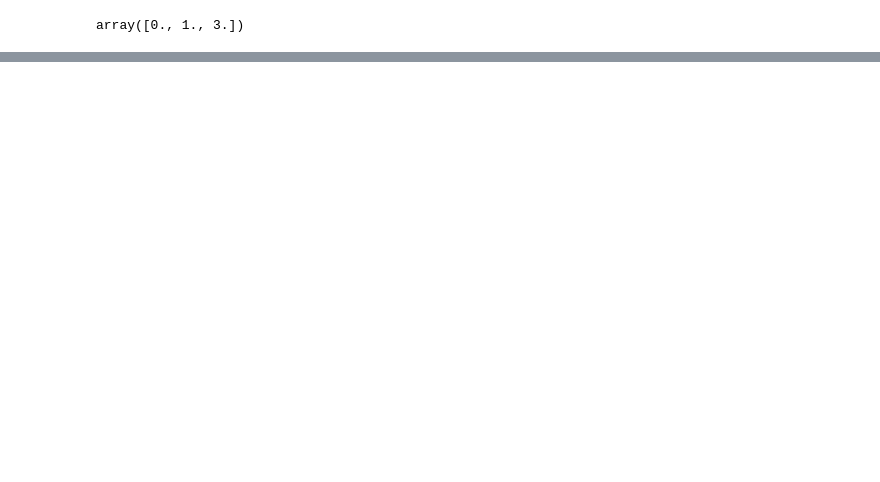
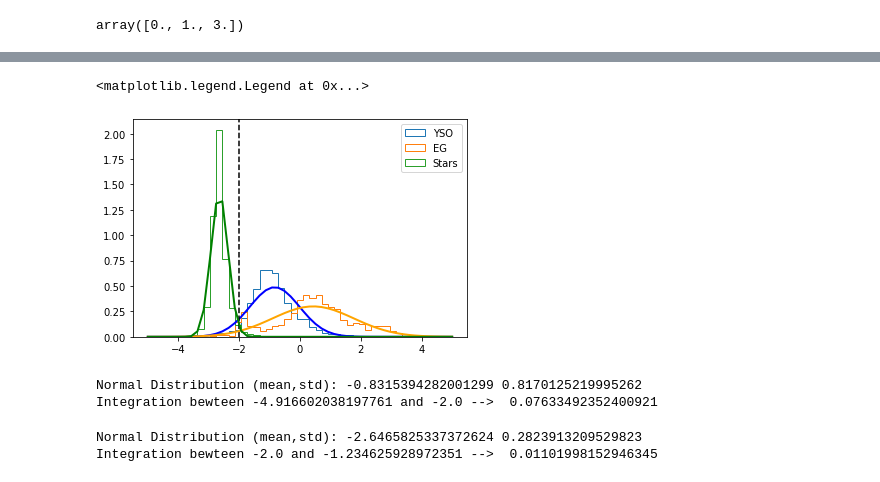
Before and after one commit to bcrompvoets/Random, a Jupyter notebook: Phase_3_1__IRAC_Only_Classification/Notebooks/Determine_α.ipynb, the cells around one changed output, grey strips where cells are left out. Saved outputs shown, nothing was run; the diff lists cells and outputs as text; code cells hidden in the pictures; blank space fills up the shorter version.

```diff
--- a/Phase_3_1__IRAC_Only_Classification/Notebooks/Determine_α.ipynb
+++ b/Phase_3_1__IRAC_Only_Classification/Notebooks/Determine_α.ipynb
@@ -127,0 +146,71 @@ plt.legend()
+# %%
+# Look at all groups
+bins = np.linspace(-5, 5, 50)
+inp_CM = np.load("../Data_and_Results/Inputs_YSO_EG_Stars_alpha.npy")
+tar_CM = np.load("../Data_and_Results/Targets_YSO_EG_Stars_alpha.npy")
+EG = np.where(tar_CM==1)[0]
+alphasEG = inp_CM[EG].transpose()[8]
+
+YSO = np.where(tar_CM==0)[0]
+alphasYS = inp_CM[YSO].transpose()[8]
+
+ST = np.where(tar_CM==2)[0]
+alphasST = inp_CM[ST].transpose()[8]
+# %%
+muYS = np.mean(alphasYS)
+sigYS = np.std(alphasYS)
+
+muST = np.mean(alphasST)
+sigST = np.std(alphasST)
+
+muEG = np.mean(alphasEG)
+sigEG = np.std(alphasEG)
+
+
+
+
+plt.hist(alphasYS,bins,histtype='step',label='YSO',density=True)
+plt.hist(alphasEG,bins,histtype='step',label='EG',density=True)
+plt.hist(alphasST,bins,histtype='step',label='Stars',density=True)
+plt.plot(bins, 1/(sigYS * np.sqrt(2 * np.pi)) * np.exp( - (bins - muYS)**2 / (2 * sigYS**2) ),linewidth=2, color='b')
+plt.axvline(x=-2.,color='k', linestyle='--')
+plt.plot(bins, 1/(sigEG * np.sqrt(2 * np.pi)) * np.exp( - (bins - muEG)**2 / (2 * sigEG**2) ),linewidth=2, color='orange')
+plt.plot(bins, 1/(sigST * np.sqrt(2 * np.pi)) * np.exp( - (bins - muST)**2 / (2 * sigST**2) ),linewidth=2, color='g')
+# plt.plot(np.linspace(-5,5,1000),np.random.normal(muYS,sigYS,1000))
+plt.legend()
+# %% [output]
+<matplotlib.legend.Legend at 0x...>
+[figure, added]
+# %%
+import scipy.stats
+from scipy.integrate import quad
+def normal_distribution_function(x):
+    value = scipy.stats.norm.pdf(x,muYS,sigYS)
+    return value
+
+x1 = muYS - 5*sigYS
+x2 = -2.
+
+res, err = quad(normal_distribution_function, x1, x2)
+
+print('Normal Distribution (mean,std):',muYS,sigYS)
+print('Integration bewteen {} and {} --> '.format(x1,x2),res)
+# %% [output]
+Normal Distribution (mean,std): -0.8315394282001299 0.8170125219995262
+Integration bewteen -4.916602038197761 and -2.0 -->  0.07633492352400921
+# %%
+
+def normal_distribution_function(x):
+    value = scipy.stats.norm.pdf(x,muST,sigST)
+    return value
+
+x2 = muST + 5*sigST
+x1 = -2.
+
+res, err = quad(normal_distribution_function, x1, x2)
+
+print('Normal Distribution (mean,std):',muST,sigST)
+print('Integration bewteen {} and {} --> '.format(x1,x2),res)
+# %% [output]
+Normal Distribution (mean,std): -2.6465825337372624 0.2823913209529823
+Integration bewteen -2.0 and -1.234625928972351 -->  0.01101998152946345
```
Also changed, not shown: parts of 5 cells of this notebook, 21 other files.
